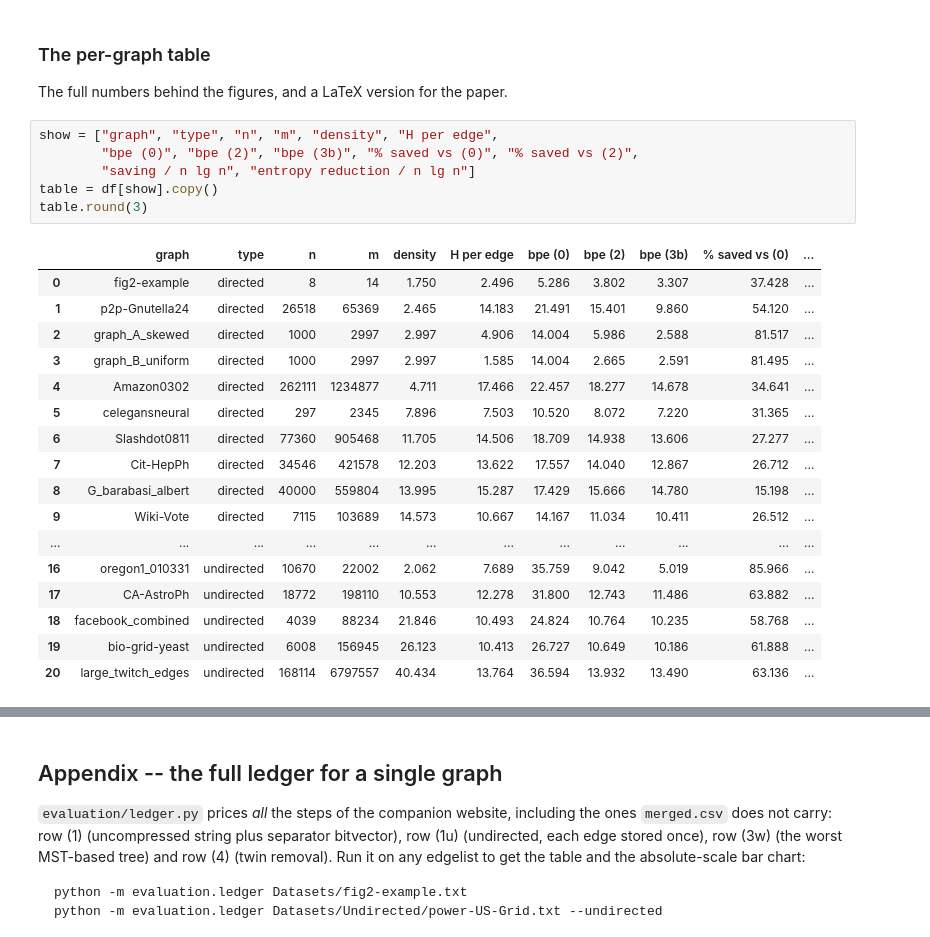
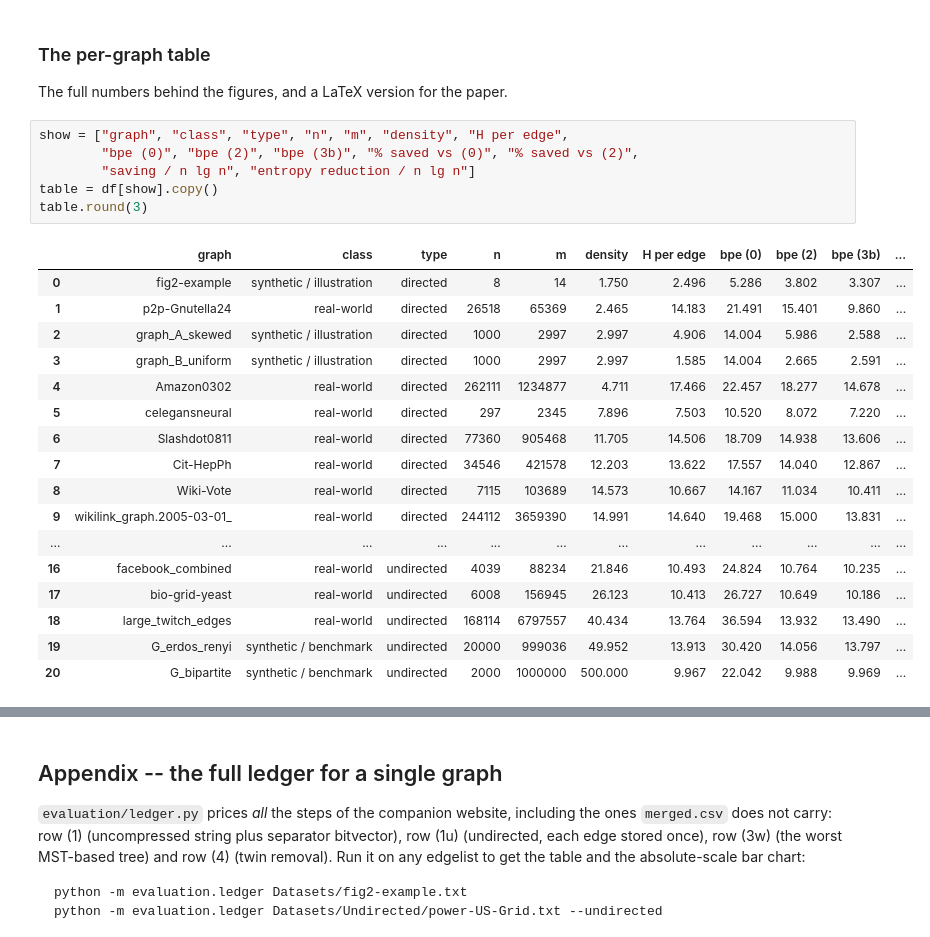
Before and after one commit to sebawild/trex_toy, a Jupyter notebook: evaluation.ipynb, the cells around one changed output, grey strips where cells are left out. Saved outputs shown, nothing was run; the diff lists cells and outputs as text.

```diff
--- a/evaluation.ipynb
+++ b/evaluation.ipynb
@@ -370,26 +455,26 @@ pd.DataFrame(rows).round(2) if rows else print("unpack Datasets/*.zip to run thi
 
 The full numbers behind the figures, and a LaTeX version for the paper.
 # %%
-show = ["graph", "type", "n", "m", "density", "H per edge",
+show = ["graph", "class", "type", "n", "m", "density", "H per edge",
         "bpe (0)", "bpe (2)", "bpe (3b)", "% saved vs (0)", "% saved vs (2)",
         "saving / n lg n", "entropy reduction / n lg n"]
 table = df[show].copy()
 table.round(3)
 # %% [output]
-|  | graph | type | n | m | density | H per edge | bpe (0) | bpe (2) | bpe (3b) | % saved vs (0) | ... |
-| 0 | fig2-example | directed | 8 | 14 | 1.750 | 2.496 | 5.286 | 3.802 | 3.307 | 37.428 | ... |
-| 1 | p2p-Gnutella24 | directed | 26518 | 65369 | 2.465 | 14.183 | 21.491 | 15.401 | 9.860 | 54.120 | ... |
-| 2 | graph_A_skewed | directed | 1000 | 2997 | 2.997 | 4.906 | 14.004 | 5.986 | 2.588 | 81.517 | ... |
-| 3 | graph_B_uniform | directed | 1000 | 2997 | 2.997 | 1.585 | 14.004 | 2.665 | 2.591 | 81.495 | ... |
-| 4 | Amazon0302 | directed | 262111 | 1234877 | 4.711 | 17.466 | 22.457 | 18.277 | 14.678 | 34.641 | ... |
-| 5 | celegansneural | directed | 297 | 2345 | 7.896 | 7.503 | 10.520 | 8.072 | 7.220 | 31.365 | ... |
-| 6 | Slashdot0811 | directed | 77360 | 905468 | 11.705 | 14.506 | 18.709 | 14.938 | 13.606 | 27.277 | ... |
-| 7 | Cit-HepPh | directed | 34546 | 421578 | 12.203 | 13.622 | 17.557 | 14.040 | 12.867 | 26.712 | ... |
-| 8 | G_barabasi_albert | directed | 40000 | 559804 | 13.995 | 15.287 | 17.429 | 15.666 | 14.780 | 15.198 | ... |
-| 9 | Wiki-Vote | directed | 7115 | 103689 | 14.573 | 10.667 | 14.167 | 11.034 | 10.411 | 26.512 | ... |
+|  | graph | class | type | n | m | density | H per edge | bpe (0) | bpe (2) | bpe (3b) | ... |
+| 0 | fig2-example | synthetic / illustration | directed | 8 | 14 | 1.750 | 2.496 | 5.286 | 3.802 | 3.307 | ... |
+| 1 | p2p-Gnutella24 | real-world | directed | 26518 | 65369 | 2.465 | 14.183 | 21.491 | 15.401 | 9.860 | ... |
+| 2 | graph_A_skewed | synthetic / illustration | directed | 1000 | 2997 | 2.997 | 4.906 | 14.004 | 5.986 | 2.588 | ... |
+| 3 | graph_B_uniform | synthetic / illustration | directed | 1000 | 2997 | 2.997 | 1.585 | 14.004 | 2.665 | 2.591 | ... |
+| 4 | Amazon0302 | real-world | directed | 262111 | 1234877 | 4.711 | 17.466 | 22.457 | 18.277 | 14.678 | ... |
+| 5 | celegansneural | real-world | directed | 297 | 2345 | 7.896 | 7.503 | 10.520 | 8.072 | 7.220 | ... |
+| 6 | Slashdot0811 | real-world | directed | 77360 | 905468 | 11.705 | 14.506 | 18.709 | 14.938 | 13.606 | ... |
+| 7 | Cit-HepPh | real-world | directed | 34546 | 421578 | 12.203 | 13.622 | 17.557 | 14.040 | 12.867 | ... |
+| 8 | Wiki-Vote | real-world | directed | 7115 | 103689 | 14.573 | 10.667 | 14.167 | 11.034 | 10.411 | ... |
+| 9 | wikilink_graph.2005-03-01_ | real-world | directed | 244112 | 3659390 | 14.991 | 14.640 | 19.468 | 15.000 | 13.831 | ... |
 | ... | ... | ... | ... | ... | ... | ... | ... | ... | ... | ... | ... |
-| 16 | oregon1_010331 | undirected | 10670 | 22002 | 2.062 | 7.689 | 35.759 | 9.042 | 5.019 | 85.966 | ... |
-| 17 | CA-AstroPh | undirected | 18772 | 198110 | 10.553 | 12.278 | 31.800 | 12.743 | 11.486 | 63.882 | ... |
-| 18 | facebook_combined | undirected | 4039 | 88234 | 21.846 | 10.493 | 24.824 | 10.764 | 10.235 | 58.768 | ... |
-| 19 | bio-grid-yeast | undirected | 6008 | 156945 | 26.123 | 10.413 | 26.727 | 10.649 | 10.186 | 61.888 | ... |
-| 20 | large_twitch_edges | undirected | 168114 | 6797557 | 40.434 | 13.764 | 36.594 | 13.932 | 13.490 | 63.136 | ... |
+| 16 | facebook_combined | real-world | undirected | 4039 | 88234 | 21.846 | 10.493 | 24.824 | 10.764 | 10.235 | ... |
+| 17 | bio-grid-yeast | real-world | undirected | 6008 | 156945 | 26.123 | 10.413 | 26.727 | 10.649 | 10.186 | ... |
+| 18 | large_twitch_edges | real-world | undirected | 168114 | 6797557 | 40.434 | 13.764 | 36.594 | 13.932 | 13.490 | ... |
+| 19 | G_erdos_renyi | synthetic / benchmark | undirected | 20000 | 999036 | 49.952 | 13.913 | 30.420 | 14.056 | 13.797 | ... |
+| 20 | G_bipartite | synthetic / benchmark | undirected | 2000 | 1000000 | 500.000 | 9.967 | 22.042 | 9.988 | 9.969 | ... |
```
Also changed, not shown: parts of 18 cells of this notebook, 4 other files.
